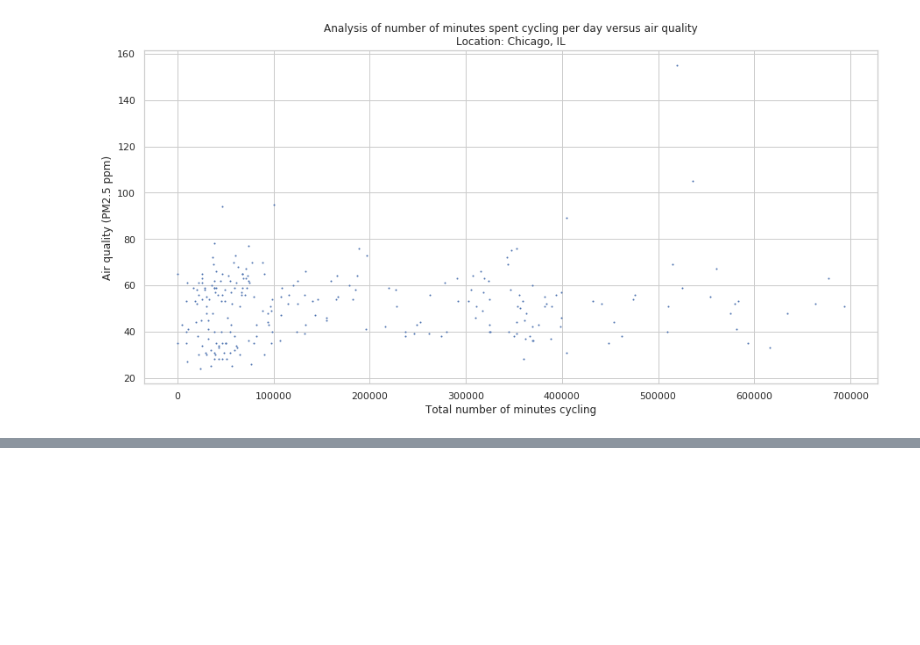
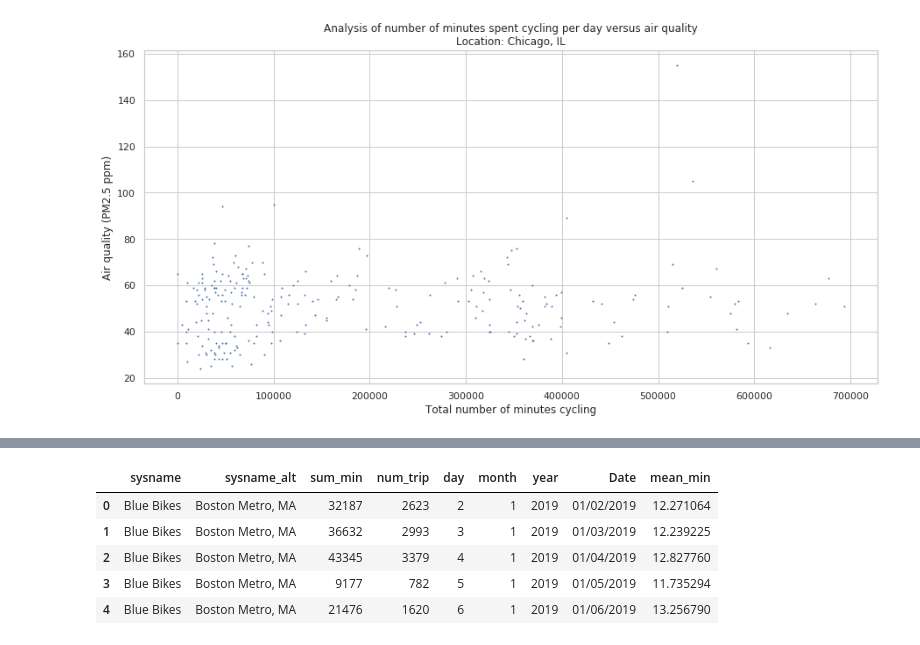
Before and after one commit to baileywellen/COVID-environmental-impact, a Jupyter notebook: Team21_COVID-effect-on-air-and-plastic-pollution.ipynb, the cells around one changed output, grey strips where cells are left out. Cells and saved outputs as stored; diff of their text form; code cells hidden in the pictures; blank space fills up the shorter version.

```diff
--- a/Team21_COVID-effect-on-air-and-plastic-pollution.ipynb
+++ b/Team21_COVID-effect-on-air-and-plastic-pollution.ipynb
@@ -553,0 +583,9 @@ Text(0,0.5,'Air quality (PM2.5 ppm)')
+# %%
+Clean_Bikeshare_ridership.head()
+# %% [output]
+|  | sysname | sysname_alt | sum_min | num_trip | day | month | year | Date | mean_min |
+| 0 | Blue Bikes | Boston Metro, MA | 32187 | 2623 | 2 | 1 | 2019 | 01/02/2019 | 12.271064 |
+| 1 | Blue Bikes | Boston Metro, MA | 36632 | 2993 | 3 | 1 | 2019 | 01/03/2019 | 12.239225 |
+| 2 | Blue Bikes | Boston Metro, MA | 43345 | 3379 | 4 | 1 | 2019 | 01/04/2019 | 12.827760 |
+| 3 | Blue Bikes | Boston Metro, MA | 9177 | 782 | 5 | 1 | 2019 | 01/05/2019 | 11.735294 |
+| 4 | Blue Bikes | Boston Metro, MA | 21476 | 1620 | 6 | 1 | 2019 | 01/06/2019 | 13.256790 |
```
Also changed, not shown: parts of 6 cells of this notebook.
